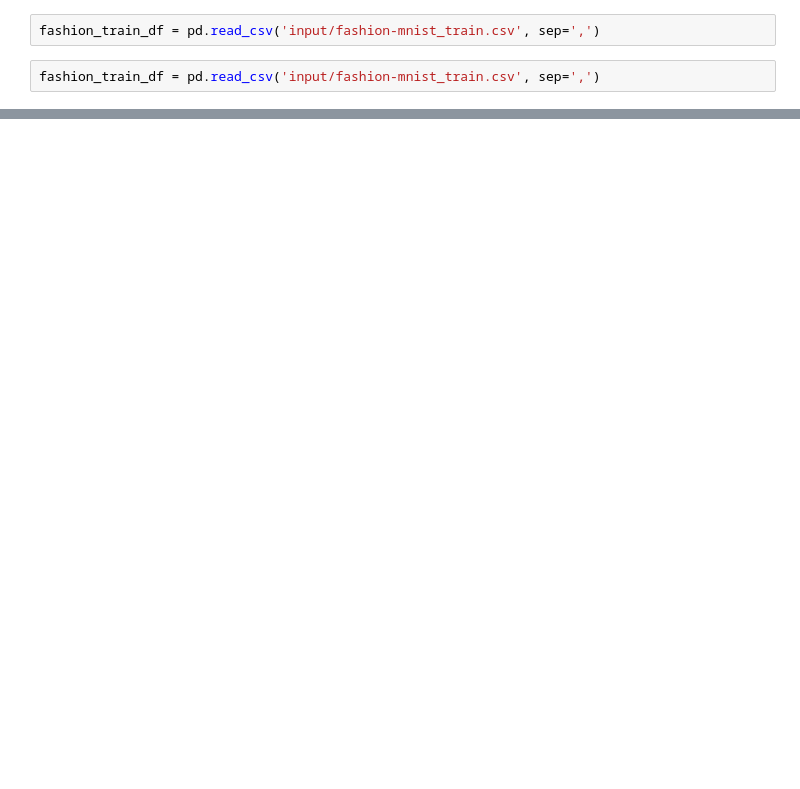
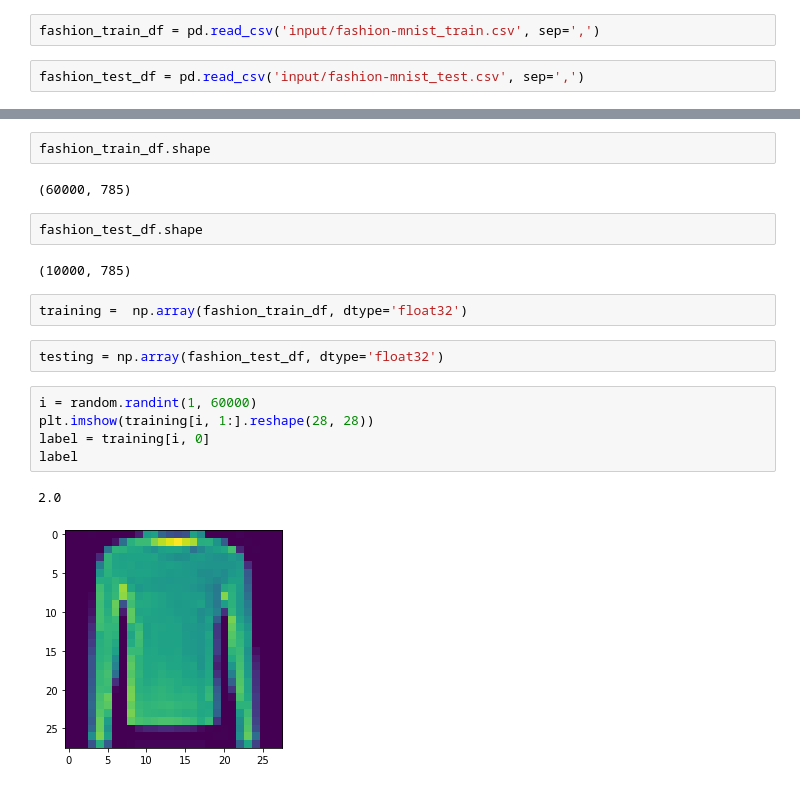
Before and after one commit to rigole/ml-projects, a Jupyter notebook: Fashion-Class-Classificaton/fashion.ipynb, the cells around one changed output, grey strips where cells are left out. Saved outputs shown, nothing was run; the diff lists cells and outputs as text; blank space fills up the shorter version.

Commit message:
Data visualisation

```diff
--- a/Fashion-Class-Classificaton/fashion.ipynb
+++ b/Fashion-Class-Classificaton/fashion.ipynb
@@ -12,4 +13,4 @@ import seaborn as sns
 # %%
 fashion_train_df = pd.read_csv('input/fashion-mnist_train.csv', sep=',')
 # %%
-fashion_train_df = pd.read_csv('input/fashion-mnist_train.csv', sep=',')
+fashion_test_df = pd.read_csv('input/fashion-mnist_test.csv', sep=',')
@@ -15,0 +37,20 @@ fashion_train_df = pd.read_csv('input/fashion-mnist_train.csv', sep=',')
+# %%
+fashion_train_df.shape
+# %% [output]
+(60000, 785)
+# %%
+fashion_test_df.shape
+# %% [output]
+(10000, 785)
+# %%
+training =  np.array(fashion_train_df, dtype='float32')
+# %%
+testing = np.array(fashion_test_df, dtype='float32')
+# %%
+i = random.randint(1, 60000)
+plt.imshow(training[i, 1:].reshape(28, 28))
+label = training[i, 0]
+label
+# %% [output]
+2.0
+[figure, added]
```
Also changed, not shown: parts of 4 cells of this notebook.
